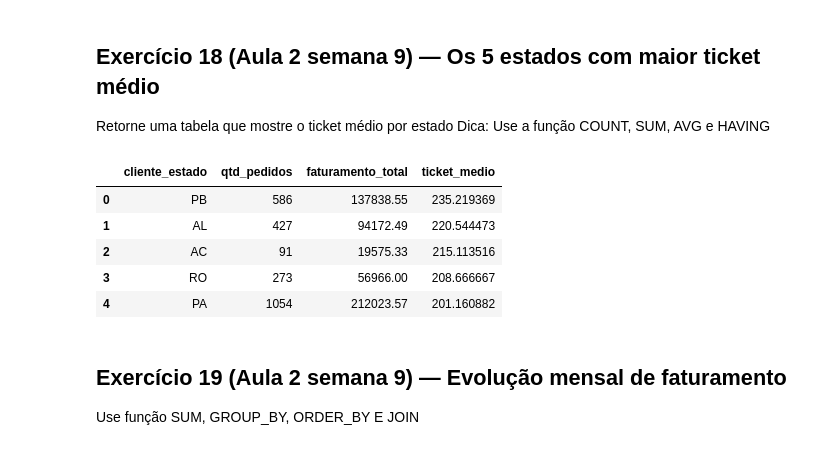
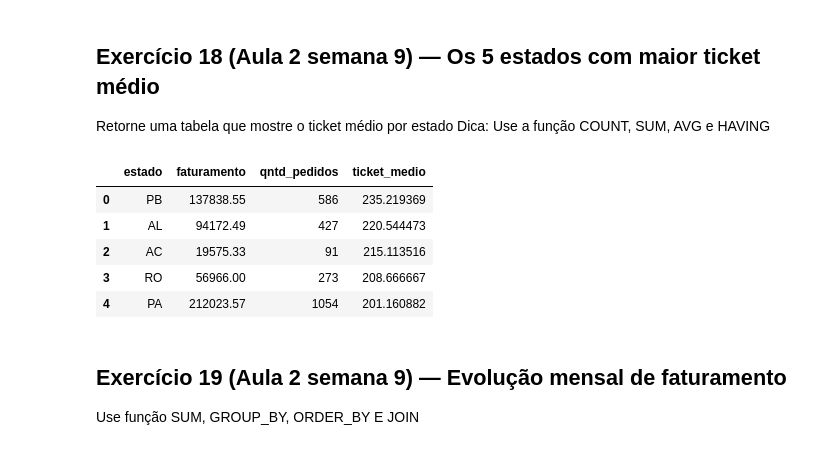
Before and after one commit to robsonaamerico/Semana_9, a Jupyter notebook: Exercício/SEMANA_9_Robson_Americo.ipynb, the cells around one changed output. Saved outputs shown, nothing was run; the diff lists cells and outputs as text; code cells hidden in the pictures.

```diff
--- a/Exercício/SEMANA_9_Robson_Americo.ipynb
+++ b/Exercício/SEMANA_9_Robson_Americo.ipynb
@@ -527,27 +527,27 @@ Dica: Use a função COUNT, SUM, AVG e HAVING
 # %%
 ## Resposta exercício 18
 
 banco_dados.sql("""
 SELECT
-    c.customer_state AS cliente_estado,
-    COUNT(f.order_id) AS qtd_pedidos,
-    SUM(f.valor_total) AS faturamento_total,
+    c.customer_state AS estado,
+    SUM(f.valor_total) AS faturamento,
+    COUNT(f.order_id) AS qntd_pedidos,
     AVG(f.valor_total) AS ticket_medio
 FROM fato_vendas f
 INNER JOIN dim_cliente c
-    ON f.cliente_sk =  c.cliente_sk
-GROUP BY cliente_estado
-HAVING COUNT(f.order_id)
+    ON c.cliente_sk = f.cliente_sk
+GROUP BY estado
 ORDER BY ticket_medio DESC
 LIMIT 5
+
 """).df()
 # %% [output]
-|  | cliente_estado | qtd_pedidos | faturamento_total | ticket_medio |
-| 0 | PB | 586 | 137838.55 | 235.219369 |
-| 1 | AL | 427 | 94172.49 | 220.544473 |
-| 2 | AC | 91 | 19575.33 | 215.113516 |
-| 3 | RO | 273 | 56966.00 | 208.666667 |
-| 4 | PA | 1054 | 212023.57 | 201.160882 |
+|  | estado | faturamento | qntd_pedidos | ticket_medio |
+| 0 | PB | 137838.55 | 586 | 235.219369 |
+| 1 | AL | 94172.49 | 427 | 220.544473 |
+| 2 | AC | 19575.33 | 91 | 215.113516 |
+| 3 | RO | 56966.00 | 273 | 208.666667 |
+| 4 | PA | 212023.57 | 1054 | 201.160882 |
 # %% [markdown]
 ## Exercício 19 (Aula 2 semana 9) — Evolução mensal de faturamento
 
```
Also changed, not shown: parts of 16 cells of this notebook, 1 other file.
